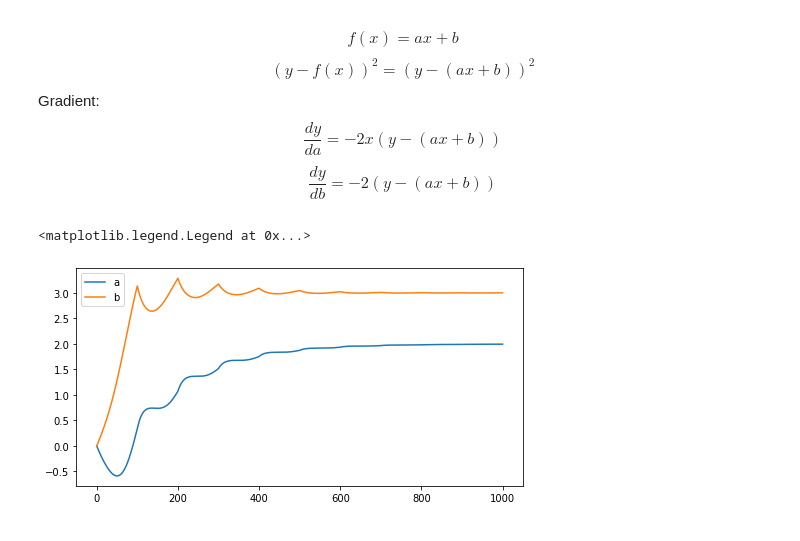
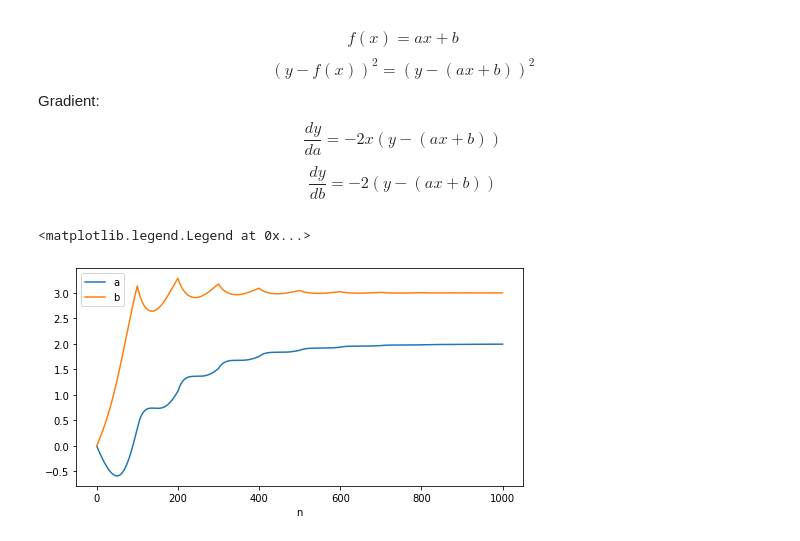
Before and after one commit to MJeremy2017/machine-learning-models, a Jupyter notebook: Optimisation/gradient-descent.ipynb, the cells around one changed output. Drawn from its saved outputs; the diff is of its cells as text; code cells hidden in the pictures.

```diff
--- a/Optimisation/gradient-descent.ipynb
+++ b/Optimisation/gradient-descent.ipynb
@@ -76,8 +76,9 @@ a_list, b_list = gd2(inits, x_range, y_value, n_iter=10)
 # %%
 plt.figure(figsize=[8, 4])
 plt.plot(range(len(a_list)), a_list, label="a")
 plt.plot(range(len(b_list)), b_list, label="b")
+plt.xlabel("n")
 plt.legend()
 # %% [output]
 <matplotlib.legend.Legend at 0x...>
-[figure, old version]
+[figure, new version]
```
Also changed, not shown: parts of 6 cells of this notebook.
